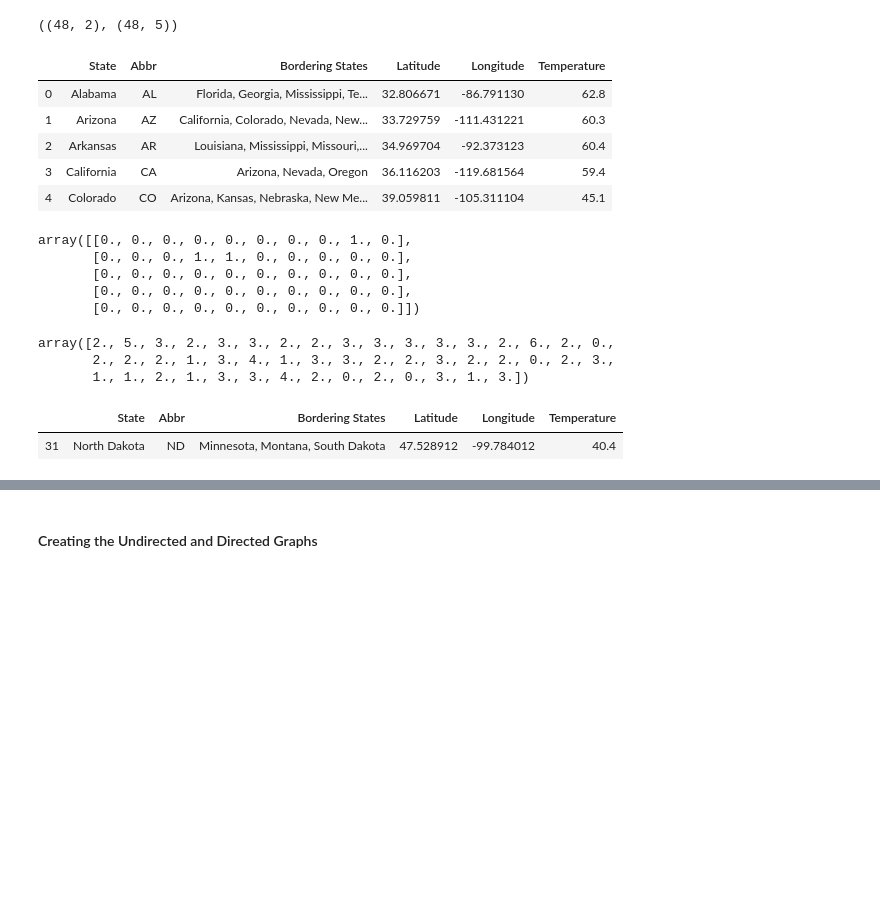
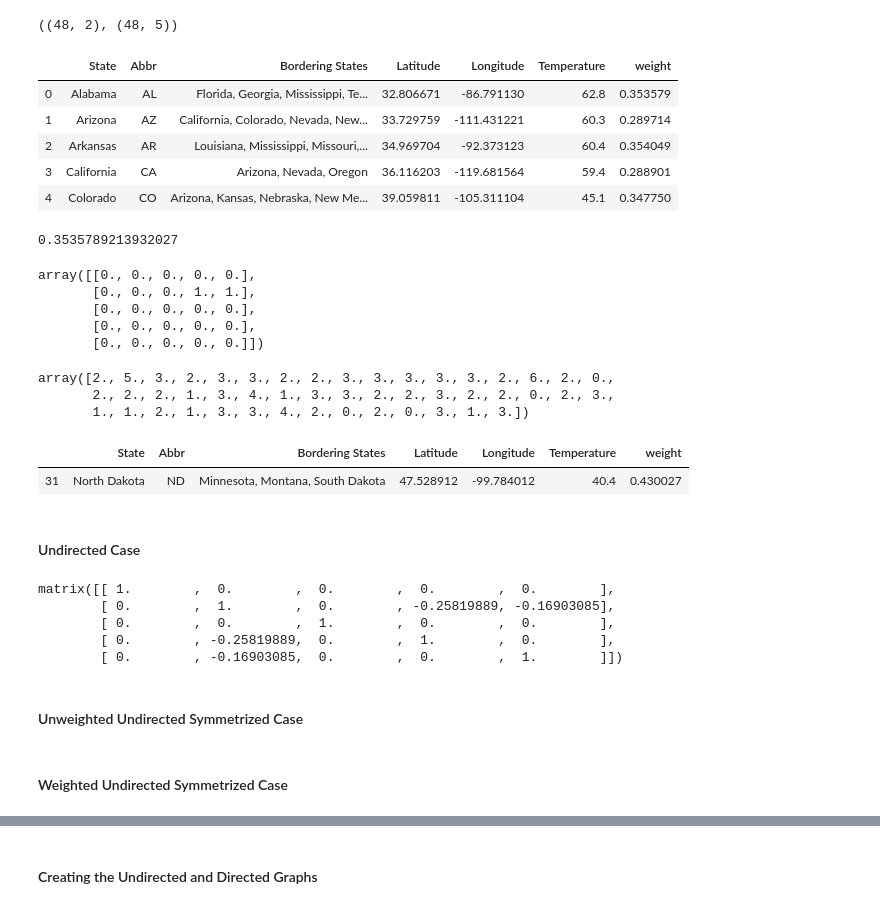
Before and after one commit to KumarNavish/graph-signal-processing, a Jupyter notebook: Graph Signal Processing on Gain Graphs.ipynb, the cells around one changed output, grey strips where cells are left out. Saved outputs shown, nothing was run; the diff lists cells and outputs as text; code cells hidden in the pictures; blank space fills up the shorter version.

```diff
--- a/Graph Signal Processing on Gain Graphs.ipynb
+++ b/Graph Signal Processing on Gain Graphs.ipynb
@@ -23,31 +34,43 @@ Temp.shape, Lat.shape
 # %%
 # collect data in a single dataframe
 df = Lat.copy()
 df['Temperature'] = Temp['Avg F']
+df['weight'] = df['Latitude']/(np.sqrt(df['Latitude']**2+df['Longitude']**2)).values
 # save the file
 df.to_csv('..\Graph Signal Processing\data.csv')
 
 # -------for descibing the positon of nodes-----
 pos_array=df[['Longitude','Latitude']].values
 pos_dict = {}
 for key,(i,j) in enumerate(pos_array):
     pos_dict[key] =  [i,j]
 # ---------------------------------------------
 df[:5]
 # %% [output]
-|  | State | Abbr | Bordering States | Latitude | Longitude | Temperature |
-| 0 | Alabama | AL | Florida, Georgia, Mississippi, Te... | 32.806671 | -86.791130 | 62.8 |
-| 1 | Arizona | AZ | California, Colorado, Nevada, New... | 33.729759 | -111.431221 | 60.3 |
-| 2 | Arkansas | AR | Louisiana, Mississippi, Missouri,... | 34.969704 | -92.373123 | 60.4 |
-| 3 | California | CA | Arizona, Nevada, Oregon | 36.116203 | -119.681564 | 59.4 |
-| 4 | Colorado | CO | Arizona, Kansas, Nebraska, New Me... | 39.059811 | -105.311104 | 45.1 |
+|  | State | Abbr | Bordering States | Latitude | Longitude | Temperature | weight |
+| 0 | Alabama | AL | Florida, Georgia, Mississippi, Te... | 32.806671 | -86.791130 | 62.8 | 0.353579 |
+| 1 | Arizona | AZ | California, Colorado, Nevada, New... | 33.729759 | -111.431221 | 60.3 | 0.289714 |
+| 2 | Arkansas | AR | Louisiana, Mississippi, Missouri,... | 34.969704 | -92.373123 | 60.4 | 0.354049 |
+| 3 | California | CA | Arizona, Nevada, Oregon | 36.116203 | -119.681564 | 59.4 | 0.288901 |
+| 4 | Colorado | CO | Arizona, Kansas, Nebraska, New Me... | 39.059811 | -105.311104 | 45.1 | 0.347750 |
+# %%
+df[df['State'] == 'Alabama']['weight'].values[0]
+# %% [output]
+0.3535789213932027
 # %%
+# This weight works
+# df[df.index==i]['Latitude']/(np.sqrt(df[df.index==i]['Latitude']**2+df[df.index==i]['Longitude']**2))
+
+
 # A directed edge between states is assigned based on latitudes; from lower to higher.
-
 # The corresponding adjacency matrces are
 directed_adj = np.zeros((df.shape[0],df.shape[0]))
 undirected_adj = np.zeros((df.shape[0],df.shape[0]))
 symm_adj = np.zeros((df.shape[0],df.shape[0]))
+
+# Weighted Versions
+directed_adj_w = np.zeros((df.shape[0],df.shape[0]))
+symm_adj_w = np.zeros((df.shape[0],df.shape[0]))
 
 for i, row in df.iterrows():
     latitute = row['Latitude']
@@ -57,26 +80,35 @@ for i, row in df.iterrows():
             state = state[1:]
 #         print(state)
 #         print(df[df['State'] == state]['Latitude'].values[0])
-        undirected_adj[i][df[df['State'] == state].index[0]] = 1
+        j=df[df['State'] == state].index[0]
+        undirected_adj[i][j] = 1
+        directed_adj_w[i][j] = df[df['State'] == state]['weight'].values[0]
         if latitute <= df[df['State'] == state]['Latitude'].values[0]:
-            directed_adj[i][df[df['State'] == state].index[0]] = 1
-
+            directed_adj[i][j] = 1
 
 # defining the symmetrized adj
 for i in range(symm_adj.shape[0]):
     for j in range(symm_adj.shape[1]):
         symm_adj[i][j] = 0.5*(directed_adj[i][j]+directed_adj[j][i])
+        symm_adj_w[i][j] = 0.5*(directed_adj_w[i][j]+directed_adj_w[j][i])
 
 # define the degree matrix
 D = np.diag(np.sum(undirected_adj,-1)**(-0.5))
 
-directed_adj[:5,:10]
+# define the weighted degree matrix
+D_w = np.diag(np.sum(symm_adj,-1)**(-0.5))
+
+# define the weighted_symm degree matrix
+D_symm = np.diag(np.sum(symm_adj_w,-1)**(-0.5))
+
+
+directed_adj[:5,:5]
 # %% [output]
-array([[0., 0., 0., 0., 0., 0., 0., 0., 1., 0.],
-       [0., 0., 0., 1., 1., 0., 0., 0., 0., 0.],
-       [0., 0., 0., 0., 0., 0., 0., 0., 0., 0.],
-       [0., 0., 0., 0., 0., 0., 0., 0., 0., 0.],
-       [0., 0., 0., 0., 0., 0., 0., 0., 0., 0.]])
+array([[0., 0., 0., 0., 0.],
+       [0., 0., 0., 1., 1.],
+       [0., 0., 0., 0., 0.],
+       [0., 0., 0., 0., 0.],
+       [0., 0., 0., 0., 0.]])
 # %%
 np.sum(directed_adj, -1)
 # 16,31,42,44 - no edge points from them to other states
@@ -87,5 +119,24 @@ array([2., 5., 3., 2., 3., 3., 2., 2., 3., 3., 3., 3., 3., 2., 6., 2., 0.,
 # %%
 df[df.index == 31]
 # %% [output]
-|  | State | Abbr | Bordering States | Latitude | Longitude | Temperature |
-| 31 | North Dakota | ND | Minnesota, Montana, South Dakota | 47.528912 | -99.784012 | 40.4 |
+|  | State | Abbr | Bordering States | Latitude | Longitude | Temperature | weight |
+| 31 | North Dakota | ND | Minnesota, Montana, South Dakota | 47.528912 | -99.784012 | 40.4 | 0.430027 |
+# %% [markdown]
+#### Undirected Case
+# %%
+# create the graph using the Adjacency matrices
+G_gsp_dir = graphs.Graph(directed_adj)
+G_gsp_undir = graphs.Graph(undirected_adj)
+
+G_gsp_undir.compute_laplacian('normalized')
+G_gsp_undir.compute_fourier_basis(recompute=True)
+# G_gsp_undir.U
+G_gsp_undir.L.todense()[:5,:5]
+# %% [output]
+matrix([[ 1.        ,  0.        ,  0.        ,  0.        ,  0.        ],
+        [ 0.        ,  1.        ,  0.        , -0.25819889, -0.16903085],
+        [ 0.        ,  0.        ,  1.        ,  0.        ,  0.        ],
+        [ 0.        , -0.25819889,  0.        ,  1.        ,  0.        ],
+        [ 0.        , -0.16903085,  0.        ,  0.        ,  1.        ]])
+# %% [markdown]
+#### Unweighted Undirected Symmetrized Case
@@ -91,0 +150,2 @@ df[df.index == 31]
+# %% [markdown]
+#### Weighted Undirected Symmetrized Case
```
Also changed, not shown: parts of 71 cells of this notebook, 9 other files.
